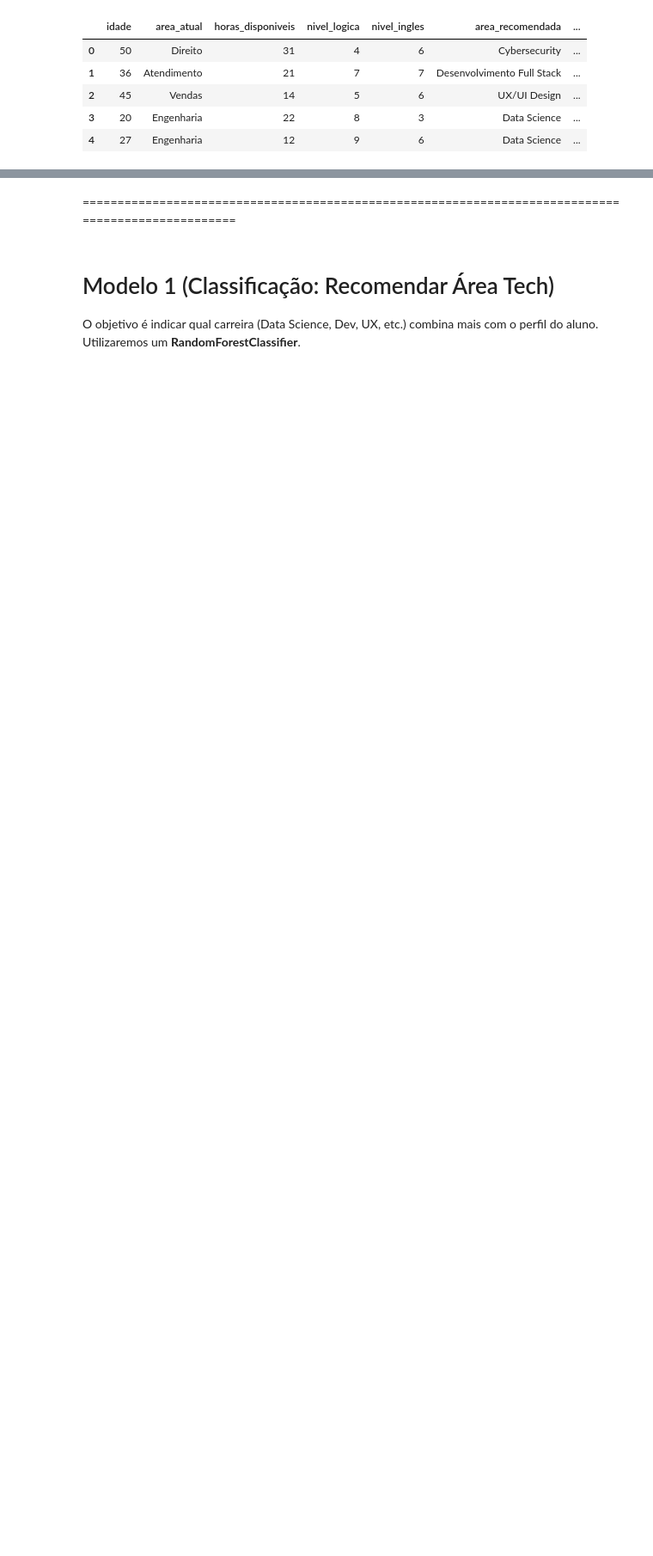
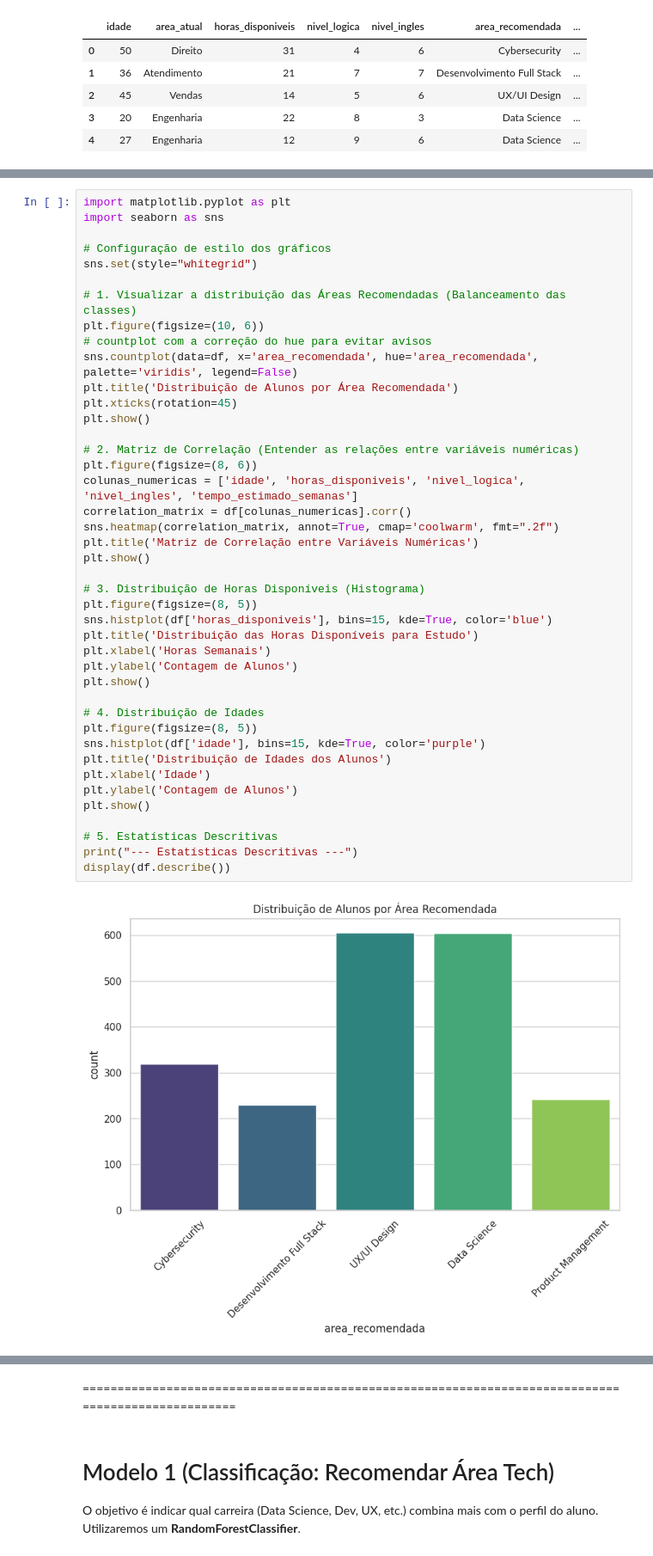
Before and after one commit to Grupo-ELM-Global-Solution-2/IA-Chatbot, a Jupyter notebook: IA_Chatbot_Global_Solution_2.ipynb, the cells around one changed output, grey strips where cells are left out. Shown at 86% size. Drawn from its saved outputs; the diff is of its cells as text; blank space fills up the shorter version.

```diff
--- a/IA_Chatbot_Global_Solution_2.ipynb
+++ b/IA_Chatbot_Global_Solution_2.ipynb
@@ -108,0 +54,44 @@ X_train, X_test, y_train_c, y_test_c, y_train_r, y_test_r = train_test_split(
+# %%
+import matplotlib.pyplot as plt
+import seaborn as sns
+
+# Configuração de estilo dos gráficos
+sns.set(style="whitegrid")
+
+# 1. Visualizar a distribuição das Áreas Recomendadas (Balanceamento das classes)
+plt.figure(figsize=(10, 6))
+# countplot com a correção do hue para evitar avisos
+sns.countplot(data=df, x='area_recomendada', hue='area_recomendada', palette='viridis', legend=False)
+plt.title('Distribuição de Alunos por Área Recomendada')
+plt.xticks(rotation=45)
+plt.show()
+
+# 2. Matriz de Correlação (Entender as relações entre variáveis numéricas)
+plt.figure(figsize=(8, 6))
+colunas_numericas = ['idade', 'horas_disponiveis', 'nivel_logica', 'nivel_ingles', 'tempo_estimado_semanas']
+correlation_matrix = df[colunas_numericas].corr()
+sns.heatmap(correlation_matrix, annot=True, cmap='coolwarm', fmt=".2f")
+plt.title('Matriz de Correlação entre Variáveis Numéricas')
+plt.show()
+
+# 3. Distribuição de Horas Disponíveis (Histograma)
+plt.figure(figsize=(8, 5))
+sns.histplot(df['horas_disponiveis'], bins=15, kde=True, color='blue')
+plt.title('Distribuição das Horas Disponíveis para Estudo')
+plt.xlabel('Horas Semanais')
+plt.ylabel('Contagem de Alunos')
+plt.show()
+
+# 4. Distribuição de Idades
+plt.figure(figsize=(8, 5))
+sns.histplot(df['idade'], bins=15, kde=True, color='purple')
+plt.title('Distribuição de Idades dos Alunos')
+plt.xlabel('Idade')
+plt.ylabel('Contagem de Alunos')
+plt.show()
+
+# 5. Estatísticas Descritivas
+print("--- Estatísticas Descritivas ---")
+display(df.describe())
+# %% [output]
+[figure, added]
```
Also changed, not shown: parts of 6 cells of this notebook.
